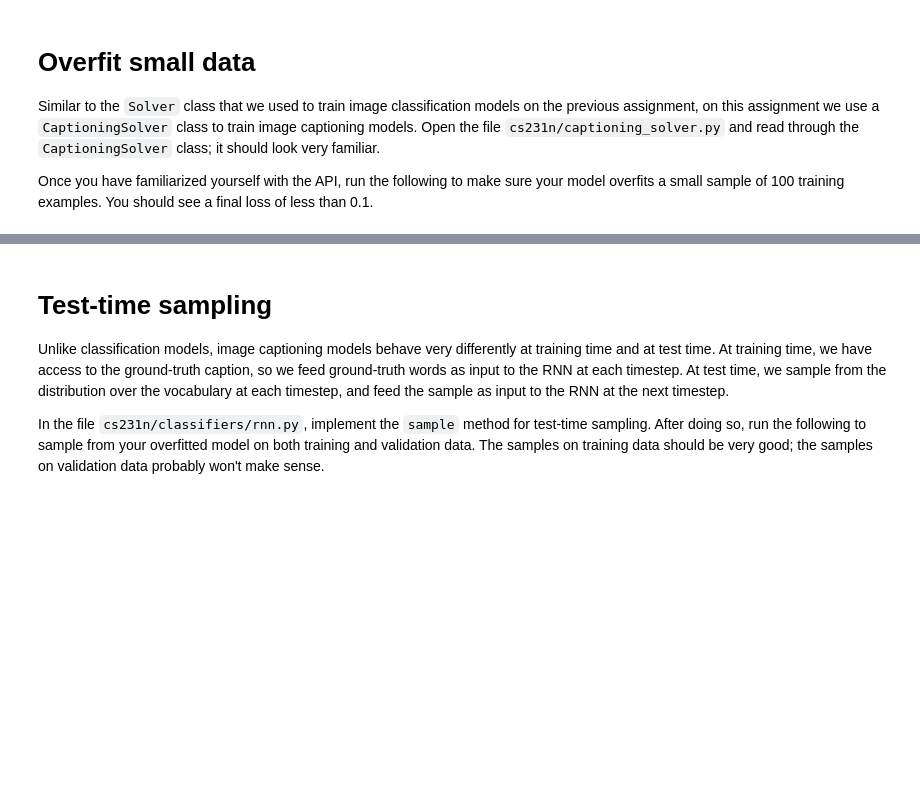
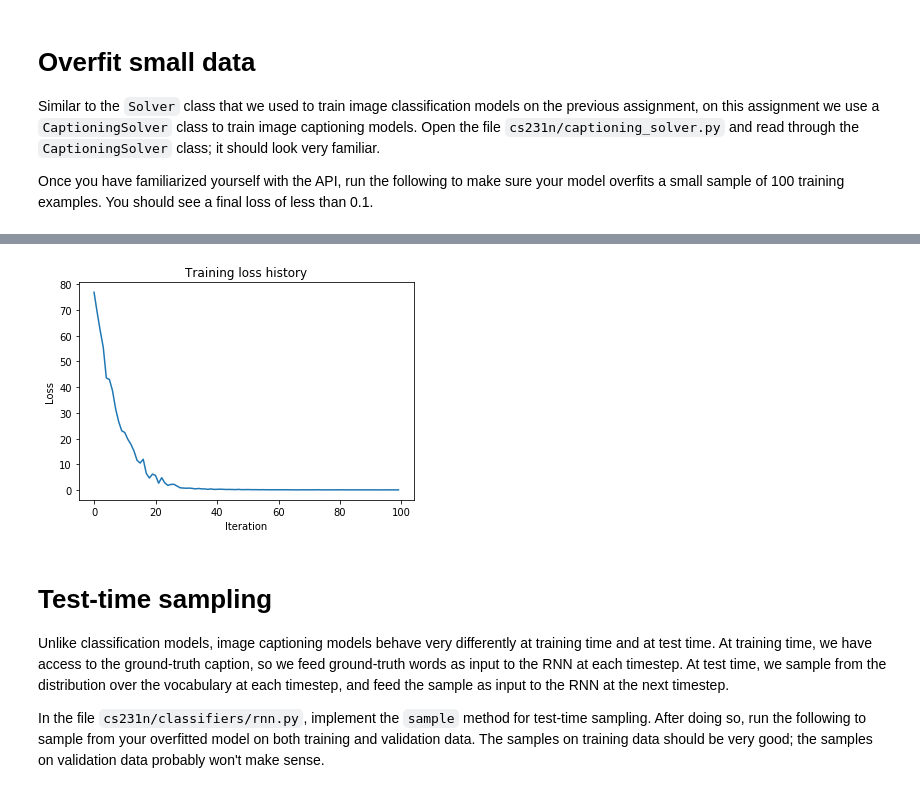
Before and after one commit to duaneya/cs231n, a Jupyter notebook: assignment3/RNN_Captioning.ipynb, the cells around one changed output, grey strips where cells are left out. Drawn from its saved outputs; the diff is of its cells as text; code cells hidden in the pictures; blank space fills up the shorter version.

```diff
--- a/assignment3/RNN_Captioning.ipynb
+++ b/assignment3/RNN_Captioning.ipynb
@@ -419,7 +463,7 @@ small_rnn_solver = CaptioningSolver(small_rnn_model, small_data,
            num_epochs=50,
            batch_size=25,
            optim_config={
-             'learning_rate': 5e-3,
+             'learning_rate': 4.1e-3,
            },
            lr_decay=0.95,
            verbose=True, print_every=10,
@@ -433,3 +477,4 @@ plt.xlabel('Iteration')
 plt.ylabel('Loss')
 plt.title('Training loss history')
 plt.show()
+# %% [output]
@@ -436,3 +491,4 @@ plt.show()
+[figure, added]
 # %% [markdown]
 # Test-time sampling
 Unlike classification models, image captioning models behave very differently at training time and at test time. At training time, we have access to the ground-truth caption, so we feed ground-truth words as input to the RNN at each timestep. At test time, we sample from the distribution over the vocabulary at each timestep, and feed the sample as input to the RNN at the next timestep.
```
Also changed, not shown: parts of 13 cells of this notebook, 3 other files.
